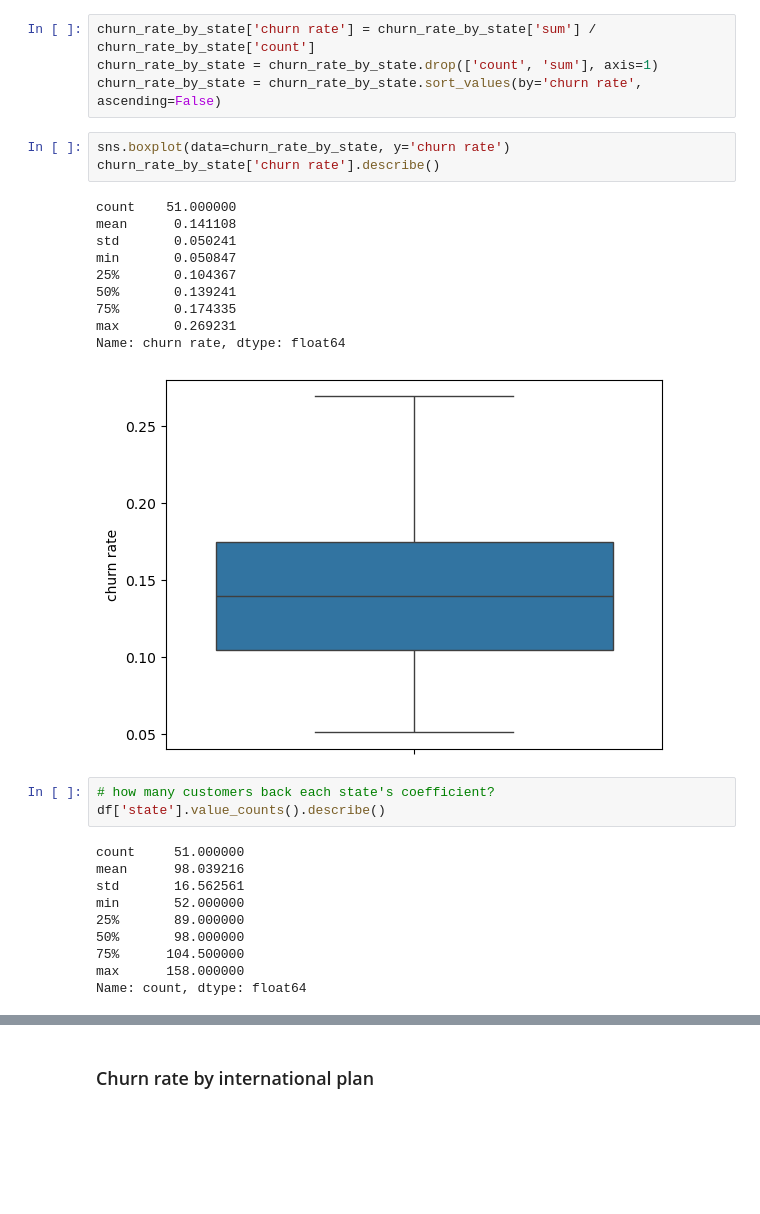
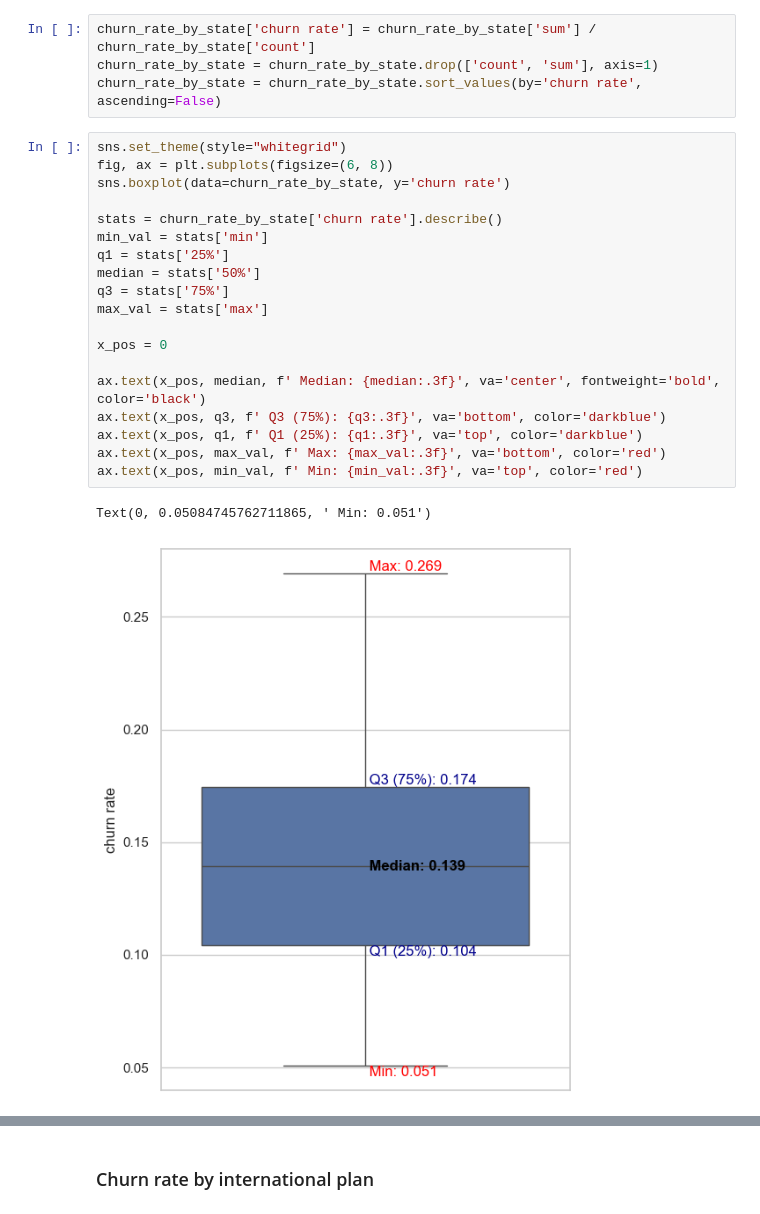
Before and after one commit to brugarcialopez/Portfolio, a Jupyter notebook: churn business case/churn_business_case.ipynb, the cells around one changed output, grey strips where cells are left out. Saved outputs shown, nothing was run; the diff lists cells and outputs as text; blank space fills up the shorter version.

Commit message:
churn bc final v.1

```diff
--- a/churn business case/churn_business_case.ipynb
+++ b/churn business case/churn_business_case.ipynb
@@ -201,29 +201,24 @@ churn_rate_by_state['churn rate'] = churn_rate_by_state['sum'] / churn_rate_by_s
 churn_rate_by_state = churn_rate_by_state.drop(['count', 'sum'], axis=1)
 churn_rate_by_state = churn_rate_by_state.sort_values(by='churn rate', ascending=False)
 # %%
+sns.set_theme(style="whitegrid")
+fig, ax = plt.subplots(figsize=(6, 8))
 sns.boxplot(data=churn_rate_by_state, y='churn rate')
-churn_rate_by_state['churn rate'].describe()
+
+stats = churn_rate_by_state['churn rate'].describe()
+min_val = stats['min']
+q1 = stats['25%']
+median = stats['50%']
+q3 = stats['75%']
+max_val = stats['max']
+
+x_pos = 0
+
+ax.text(x_pos, median, f' Median: {median:.3f}', va='center', fontweight='bold', color='black')
+ax.text(x_pos, q3, f' Q3 (75%): {q3:.3f}', va='bottom', color='darkblue')
+ax.text(x_pos, q1, f' Q1 (25%): {q1:.3f}', va='top', color='darkblue')
+ax.text(x_pos, max_val, f' Max: {max_val:.3f}', va='bottom', color='red')
+ax.text(x_pos, min_val, f' Min: {min_val:.3f}', va='top', color='red')
 # %% [output]
-count    51.000000
-mean      0.141108
-std       0.050241
-min       0.050847
-25%       0.104367
-50%       0.139241
-75%       0.174335
-max       0.269231
-Name: churn rate, dtype: float64
+Text(0, 0.05084745762711865, ' Min: 0.051')
-[figure, old version]
+[figure, new version]
-# %%
-# how many customers back each state's coefficient?
-df['state'].value_counts().describe()
-# %% [output]
-count     51.000000
-mean      98.039216
-std       16.562561
-min       52.000000
-25%       89.000000
-50%       98.000000
-75%      104.500000
-max      158.000000
-Name: count, dtype: float64
```
Also changed, not shown: parts of 27 cells of this notebook.
